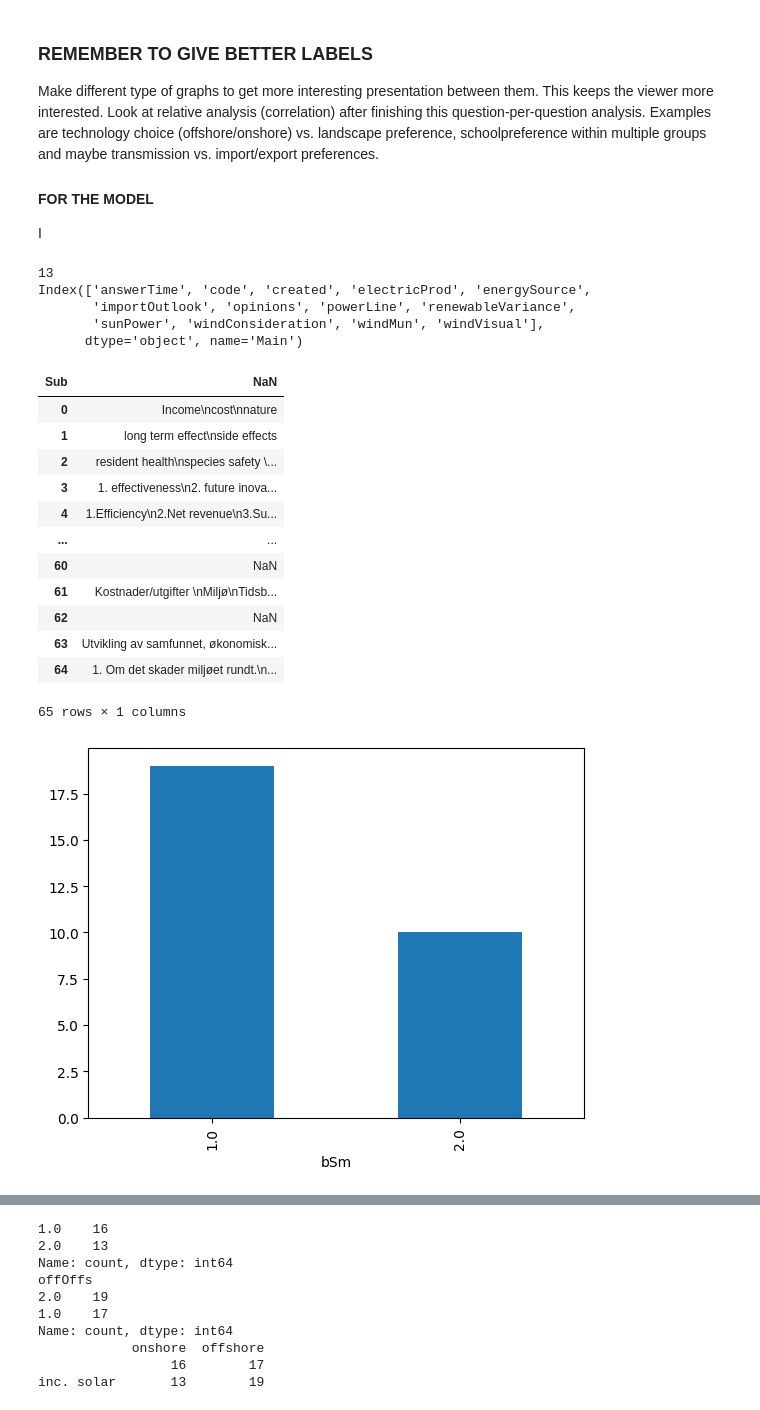
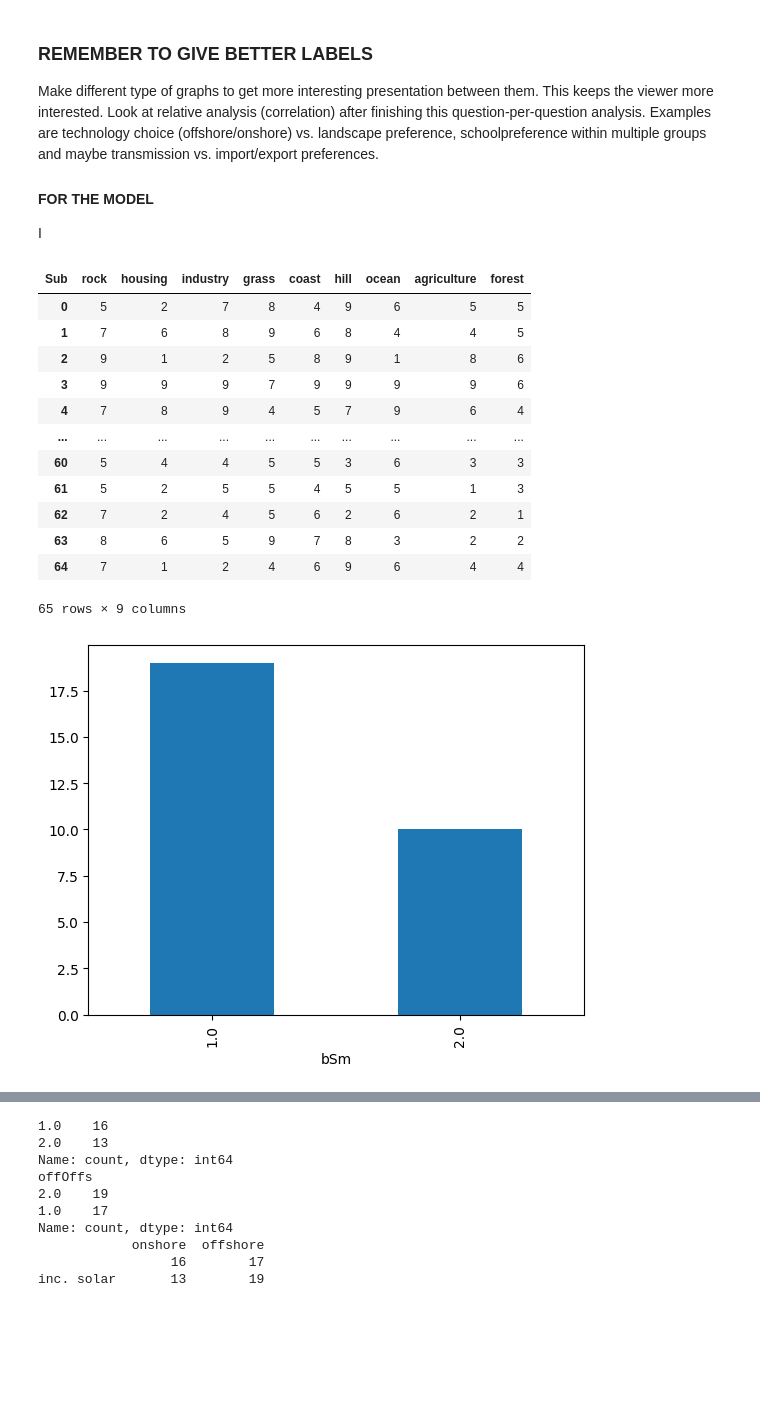
Before and after one commit to JavedMS/Mapping_Workshops_EFF, a Jupyter notebook: main.ipynb, the cells around one changed output, grey strips where cells are left out. Cells and saved outputs as stored; diff of their text form; code cells hidden in the pictures; blank space fills up the shorter version.

Commit message:
Added code to get the object for training

```diff
--- a/main.ipynb
+++ b/main.ipynb
@@ -38,48 +38,47 @@ columns = [re.split(split_symbols, c) for c in data.columns]
 data.columns = pd.MultiIndex.from_tuples(columns, names = ['Main','Sub'])
 # %%
 # Use the multilevel column data object
-print(len(data.columns.levels[0]))
-print(data.columns.levels[0])
+#print(len(data.columns.levels[0]))
+#print(data.columns.levels[0])
 #data["energySource"]["offOn"].value_counts().plot.bar()
 #data["energySource"]["offOffs"].value_counts().plot.bar()
 data["energySource"]["bSm"].value_counts().plot.bar()
 #data["energySource"]["bBs"].value_counts().plot.bar()
 #data["energySource"]["smSms"].value_counts().plot.bar()
 
 data["code"]
 data["opinions"]
 data["energySource"]
 data["windMun"]
 data["windVisual"]
 data["windConsideration"]
 data["sunPower"]
 data["electricProd"]
 data["renewableVariance"]
 data["importOutlook"]
 data["powerLine"]
 
 data["opinions"]
 
-#Finish
+data["powerLine"]
+
+data["importOutlook"]
+
+data["windVisual"].aggregate(lambda col: data[data[col] > 5])
 # %% [output]
+| Sub | rock | housing | industry | grass | coast | hill | ocean | agriculture | forest |
+| 0 | 5 | 2 | 7 | 8 | 4 | 9 | 6 | 5 | 5 |
+| 1 | 7 | 6 | 8 | 9 | 6 | 8 | 4 | 4 | 5 |
+| 2 | 9 | 1 | 2 | 5 | 8 | 9 | 1 | 8 | 6 |
+| 3 | 9 | 9 | 9 | 7 | 9 | 9 | 9 | 9 | 6 |
+| 4 | 7 | 8 | 9 | 4 | 5 | 7 | 9 | 6 | 4 |
+| ... | ... | ... | ... | ... | ... | ... | ... | ... | ... |
+| 60 | 5 | 4 | 4 | 5 | 5 | 3 | 6 | 3 | 3 |
+| 61 | 5 | 2 | 5 | 5 | 4 | 5 | 5 | 1 | 3 |
+| 62 | 7 | 2 | 4 | 5 | 6 | 2 | 6 | 2 | 1 |
+| 63 | 8 | 6 | 5 | 9 | 7 | 8 | 3 | 2 | 2 |
+| 64 | 7 | 1 | 2 | 4 | 6 | 9 | 6 | 4 | 4 |
-13
-Index(['answerTime', 'code', 'created', 'electricProd', 'energySource',
-       'importOutlook', 'opinions', 'powerLine', 'renewableVariance',
-       'sunPower', 'windConsideration', 'windMun', 'windVisual'],
-      dtype='object', name='Main')
+65 rows × 9 columns
-| Sub | NaN |
-| 0 | Income\ncost\nnature |
-| 1 | long term effect\nside effects |
-| 2 | resident health\nspecies safety \... |
-| 3 | 1. effectiveness\n2. future inova... |
-| 4 | 1.Efficiency\n2.Net revenue\n3.Su... |
-| ... | ... |
-| 60 | NaN |
-| 61 | Kostnader/utgifter \nMiljø\nTidsb... |
-| 62 | NaN |
-| 63 | Utvikling av samfunnet, økonomisk... |
-| 64 | 1. Om det skader miljøet rundt.\n... |
-65 rows × 1 columns
 [figure]
 # %%
 # wordcloud
```
Also changed, not shown: parts of 1 cell of this notebook, 1 other file.
